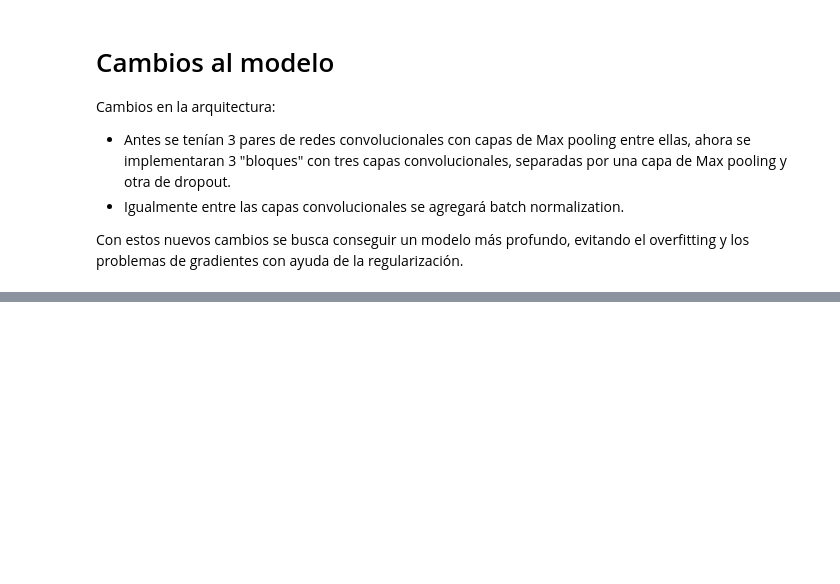
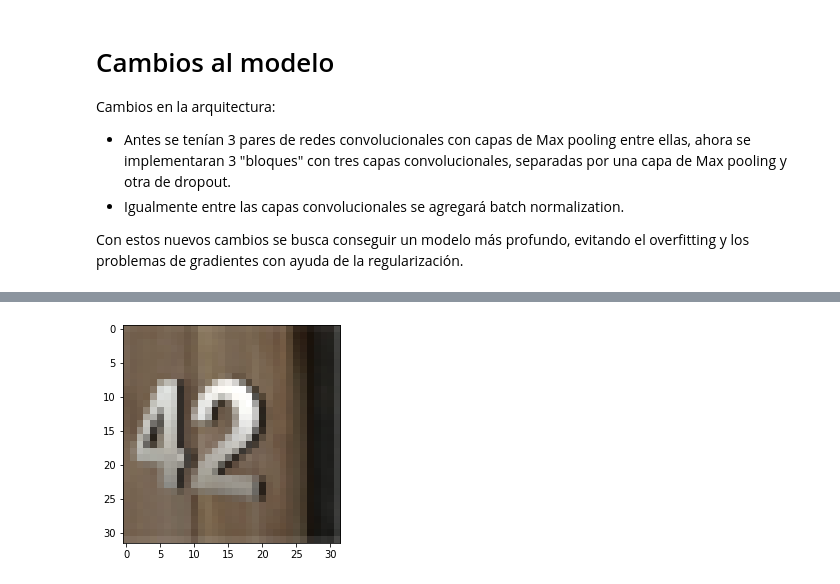
Before and after one commit to pataata/implementacionModeloDeepLearning, a Jupyter notebook: Implementacion_deep_learning.ipynb, the cells around one changed output, grey strips where cells are left out. Cells and saved outputs as stored; diff of their text form; code cells hidden in the pictures; blank space fills up the shorter version.

```diff
--- a/Implementacion_deep_learning.ipynb
+++ b/Implementacion_deep_learning.ipynb
@@ -448,0 +388,26 @@ Prediccion:  3
+# %%
+# Funcion para hacer predicciones a partir de una imagen:
+
+def predict(img_name):
+  # Abrir imagen con Pillow
+  img = Image.open(img_name)
+  # Adaptar el tamaño a 32 x 32
+  img.thumbnail((32, 32))
+  # Convertir a un numpy array y graficar imagen
+  data = asarray(img)
+  plt.imshow(data)
+  plt.show()
+  # Hacer prediccion
+  pred = model.predict(np.expand_dims(img,0))[0]
+  # Obtener el digito reconocido
+  max = pred[0]
+  n = 1
+  for i in range(len(pred)):
+    if pred[i] > max:
+      max = pred[i]
+      n = i + 1
+  print('Prediction: ',n)
+# %%
+predict('numTest.jpg')
+# %% [output]
+[figure, added]
```
Also changed, not shown: parts of 14 cells of this notebook.
